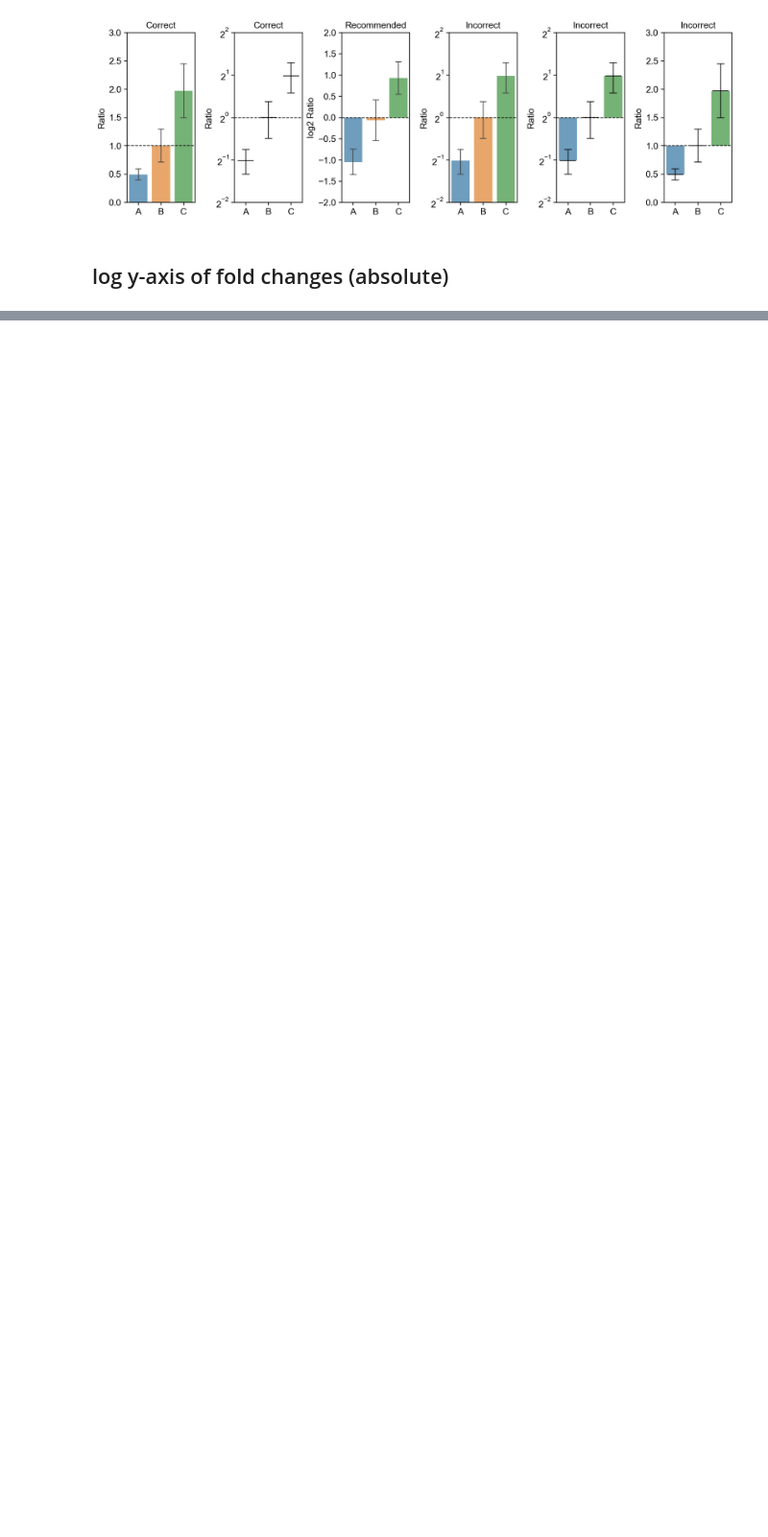
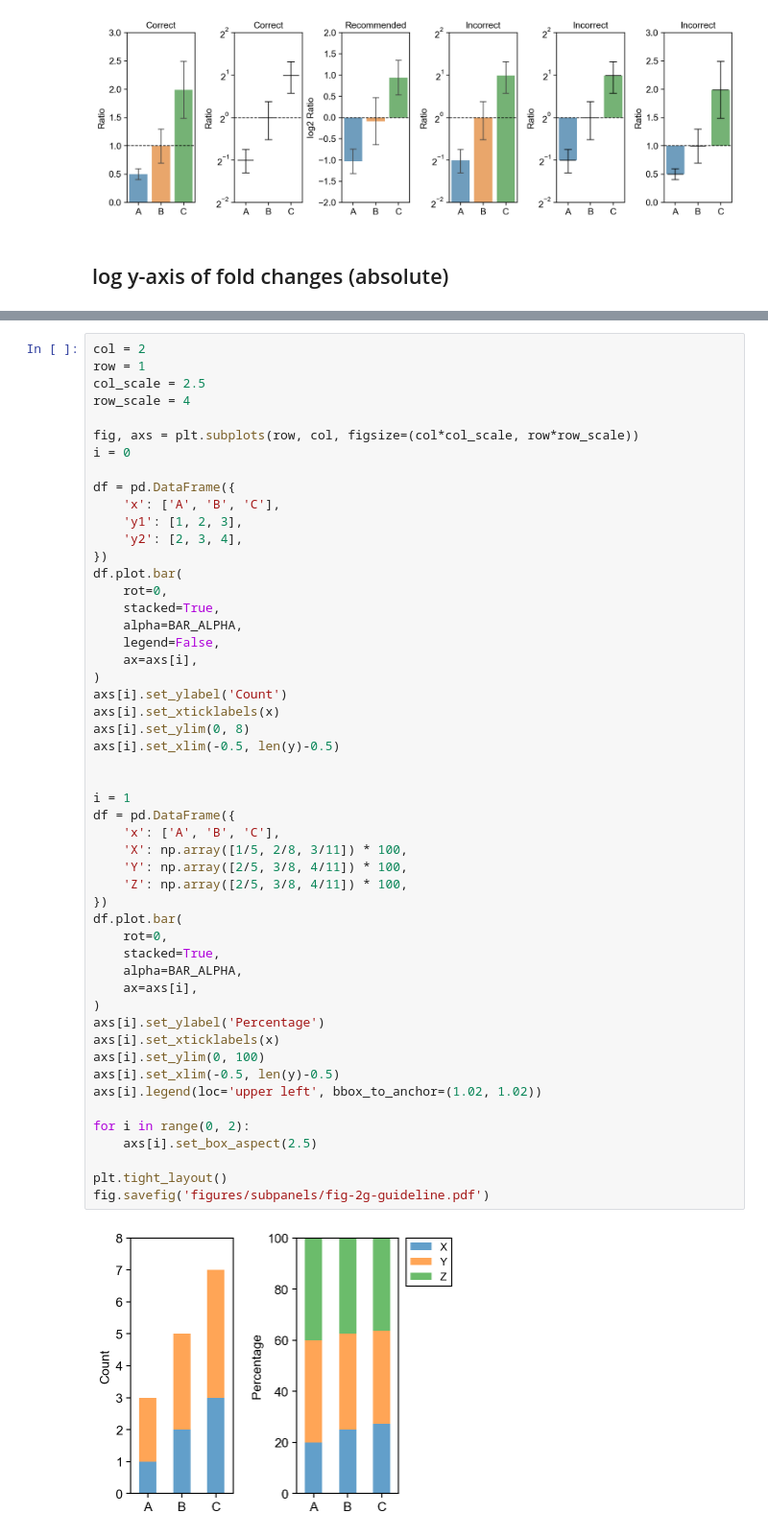
Before and after one commit to tengjuilin/misused-bar-graphs, a Jupyter notebook: bar-graph-examples.ipynb, the cells around one changed output, grey strips where cells are left out. Shown at 96% size. Saved outputs shown, nothing was run; the diff lists cells and outputs as text; blank space fills up the shorter version.

```diff
--- a/bar-graph-examples.ipynb
+++ b/bar-graph-examples.ipynb
@@ -381,0 +682,53 @@ plt.bar(x, y-1900, bottom=1900)
+# %%
+col = 2
+row = 1
+col_scale = 2.5
+row_scale = 4
+
+fig, axs = plt.subplots(row, col, figsize=(col*col_scale, row*row_scale))
+i = 0
+
+df = pd.DataFrame({
+    'x': ['A', 'B', 'C'],
+    'y1': [1, 2, 3],
+    'y2': [2, 3, 4],
+})
+df.plot.bar(
+    rot=0,
+    stacked=True,
+    alpha=BAR_ALPHA,
+    legend=False,
+    ax=axs[i],
+)
+axs[i].set_ylabel('Count')
+axs[i].set_xticklabels(x)
+axs[i].set_ylim(0, 8)
+axs[i].set_xlim(-0.5, len(y)-0.5)
+
+
+i = 1
+df = pd.DataFrame({
+    'x': ['A', 'B', 'C'],
+    'X': np.array([1/5, 2/8, 3/11]) * 100,
+    'Y': np.array([2/5, 3/8, 4/11]) * 100,
+    'Z': np.array([2/5, 3/8, 4/11]) * 100,
+})
+df.plot.bar(
+    rot=0,
+    stacked=True,
+    alpha=BAR_ALPHA,
+    ax=axs[i],
+)
+axs[i].set_ylabel('Percentage')
+axs[i].set_xticklabels(x)
+axs[i].set_ylim(0, 100)
+axs[i].set_xlim(-0.5, len(y)-0.5)
+axs[i].legend(loc='upper left', bbox_to_anchor=(1.02, 1.02))
+
+for i in range(0, 2):
+    axs[i].set_box_aspect(2.5)
+
+plt.tight_layout()
+fig.savefig('figures/subpanels/fig-2g-guideline.pdf')
+# %% [output]
+[figure, added]
```
Also changed, not shown: parts of 28 cells of this notebook, 2 other files.
